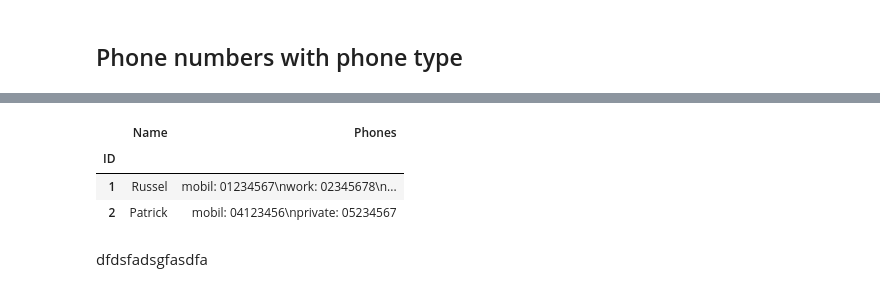
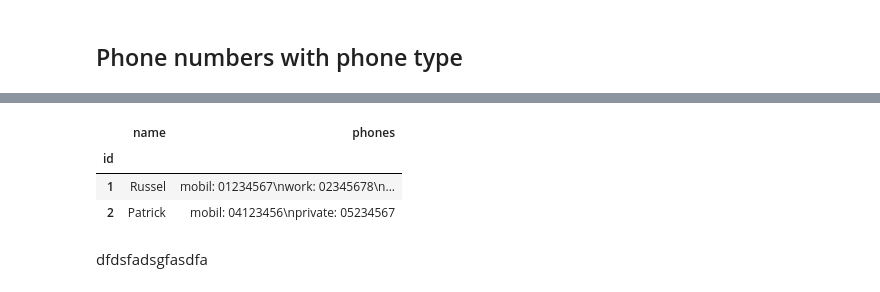
Before and after one commit to tzelleke/jupyter-notebooks, a Jupyter notebook: pandas/string-processing.ipynb, the cells around one changed output, grey strips where cells are left out. Saved outputs shown, nothing was run; the diff lists cells and outputs as text; code cells hidden in the pictures.

```diff
--- a/pandas/string-processing.ipynb
+++ b/pandas/string-processing.ipynb
@@ -67,15 +49,15 @@ Next, we are going to look at a more complicated case where
 # %%
 csv = io.StringIO('\n'.join([
-    'ID,Name,Phones',
+    'id,name,phones',
     '1,Russel,"mobil: 01234567\nwork: 02345678\nprivate: 03456789"',
     '2,Patrick,"mobil: 04123456\nprivate: 05234567"',
 ]))
 
-df = pd.read_csv(csv, index_col='ID')
+df = pd.read_csv(csv, index_col='id')
 df
 # %% [output]
-|  | Name | Phones |
-| ID |  |  |
+|  | name | phones |
+| id |  |  |
 | 1 | Russel | mobil: 01234567\nwork: 02345678\n... |
 | 2 | Patrick | mobil: 04123456\nprivate: 05234567 |
 # %% [markdown]
```
Also changed, not shown: parts of 25 cells of this notebook.
